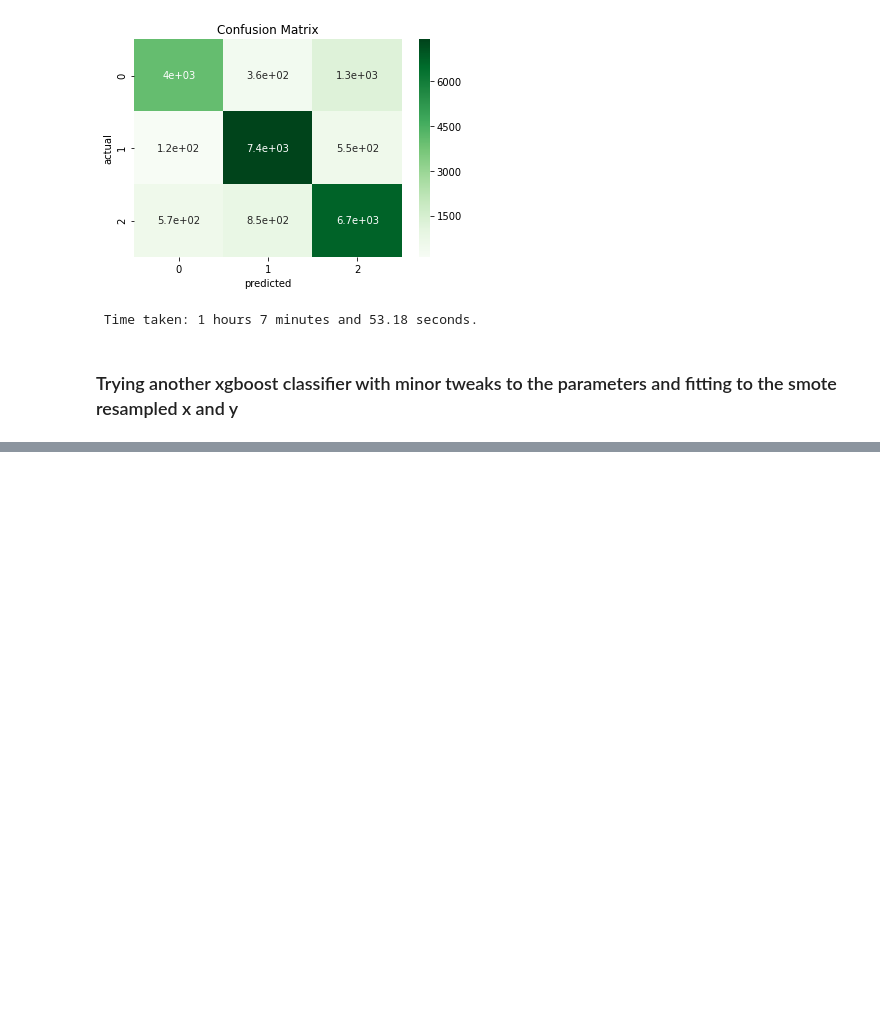
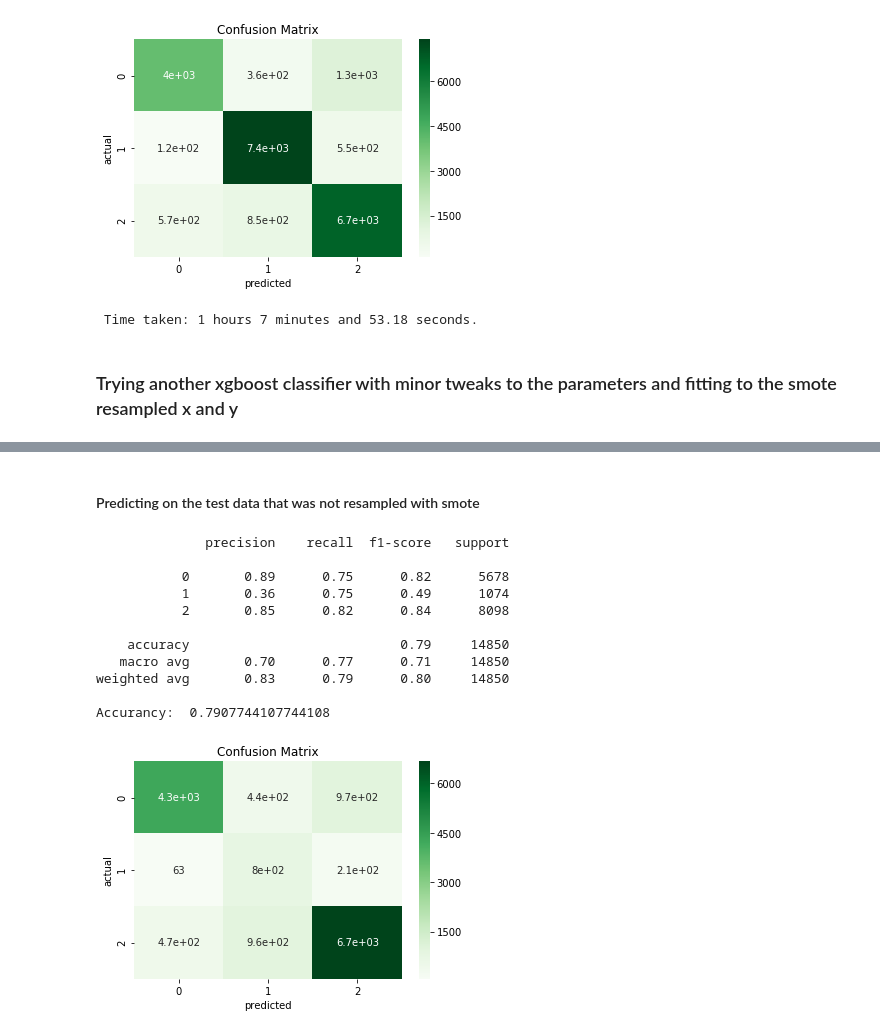
Before and after one commit to sydroth/tanzaniawellclassification, a Jupyter notebook: notebooks/03_jw_models.ipynb, the cells around one changed output, grey strips where cells are left out. Cells and saved outputs as stored; diff of their text form; code cells hidden in the pictures; blank space fills up the shorter version.

```diff
--- a/notebooks/03_jw_models.ipynb
+++ b/notebooks/03_jw_models.ipynb
@@ -519,3 +531,5 @@ Accurancy:  0.8306466385784942
+# %%
+X_t, X_val, y_t, y_val = train_test_split(X_res, y_res, random_state=42)
 # %%
 xgb3 = xgb.XGBClassifier(n_estimators=1000, learning_rate=0.01, max_depth=15,
                         min_child_weight=10, subsample=0.7, random_state=42)
@@ -528,0 +555,18 @@ KeyboardInterrupt:
+# %% [markdown]
+#### Predicting on the test data that was not resampled with smote
+# %%
+test_pred = xgb3.predict(X_test_all)
+evaluation(y_test, test_pred)
+# %% [output]
+              precision    recall  f1-score   support
+
+           0       0.89      0.75      0.82      5678
+           1       0.36      0.75      0.49      1074
+           2       0.85      0.82      0.84      8098
+
+    accuracy                           0.79     14850
+   macro avg       0.70      0.77      0.71     14850
+weighted avg       0.83      0.79      0.80     14850
+
+Accurancy:  0.7907744107744108
+[figure, added]
```
Also changed, not shown: parts of 12 cells of this notebook, 3 other files.
